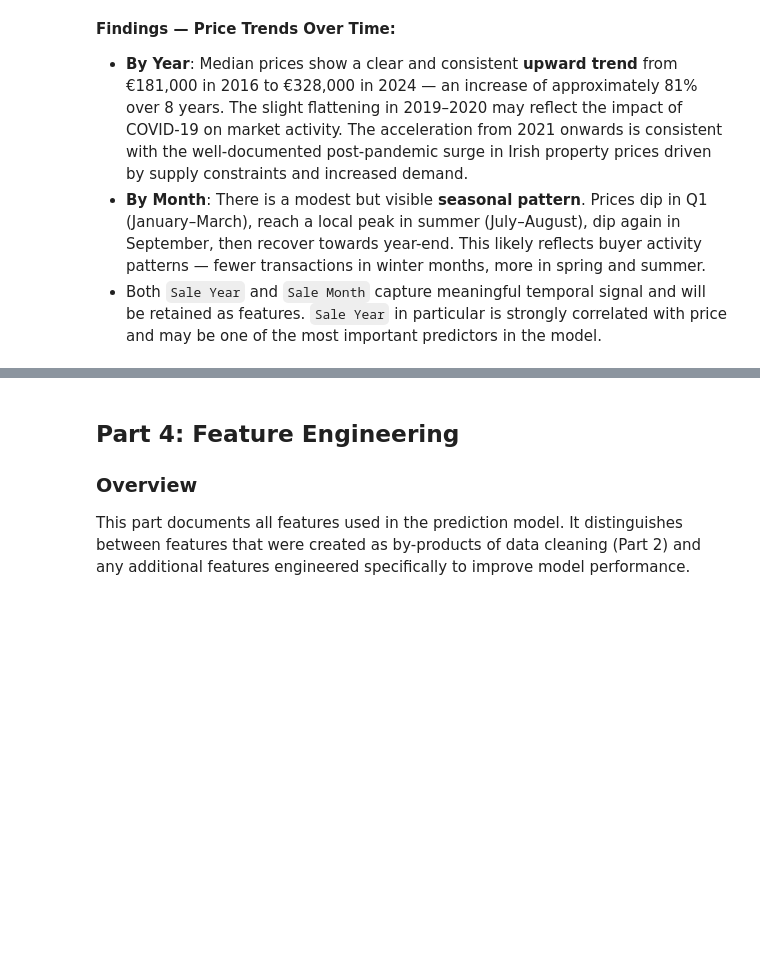
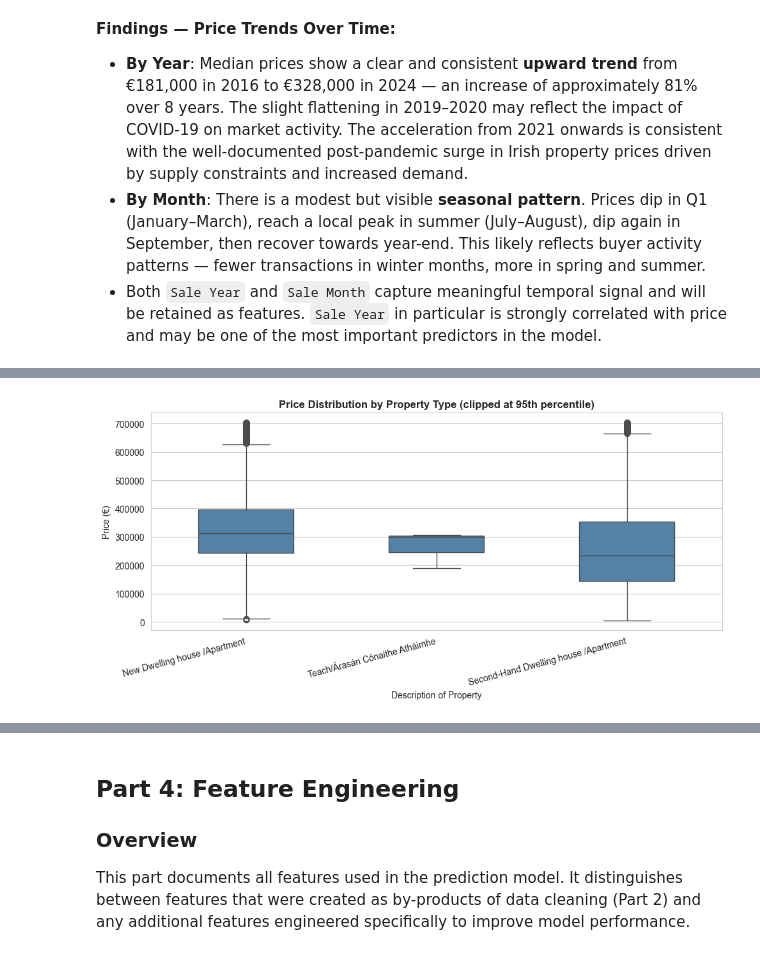
Before and after one commit to ucdda/COMP47350_DataAnalysis, a Jupyter notebook: organize/project.ipynb, the cells around one changed output, grey strips where cells are left out. Cells and saved outputs as stored; diff of their text form; code cells hidden in the pictures; blank space fills up the shorter version.

```diff
--- a/organize/project.ipynb
+++ b/organize/project.ipynb
@@ -1458,0 +1463,24 @@ plt.show()
+# %%
+tmp_desc = df.dropna(subset=['Price (€)', 'Description of Property']).copy()
+
+# Clip prices to 95th percentile for plot clarity
+p95_desc = tmp_desc['Price (€)'].quantile(0.95)
+tmp_desc['Price_clipped'] = tmp_desc['Price (€)'].clip(upper=p95_desc)
+
+desc_order = (tmp_desc.groupby('Description of Property', observed=True)['Price_clipped']
+                       .median()
+                       .sort_values(ascending=False)
+                       .index)
+
+plt.figure(figsize=(10, 5))
+sns.boxplot(data=tmp_desc, x='Description of Property', y='Price_clipped',
+            order=desc_order, color='steelblue', width=0.5)
+plt.title('Price Distribution by Property Type (clipped at 95th percentile)',
+          fontweight='bold')
+plt.xlabel('Description of Property')
+plt.ylabel('Price (€)')
+plt.xticks(rotation=15, ha='right')
+plt.tight_layout()
+plt.show()
+# %% [output]
+[figure, added]
```
Also changed, not shown: parts of 9 cells of this notebook.
